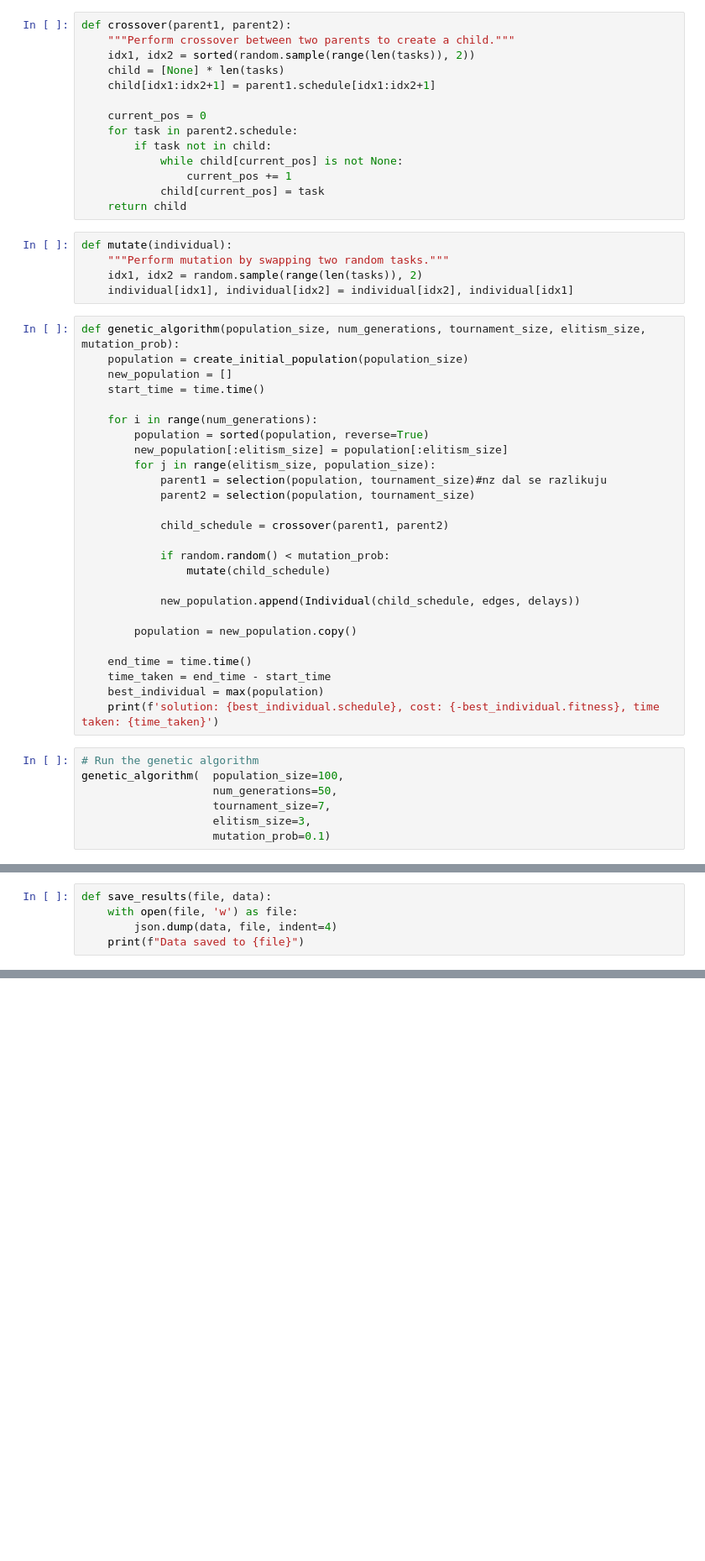
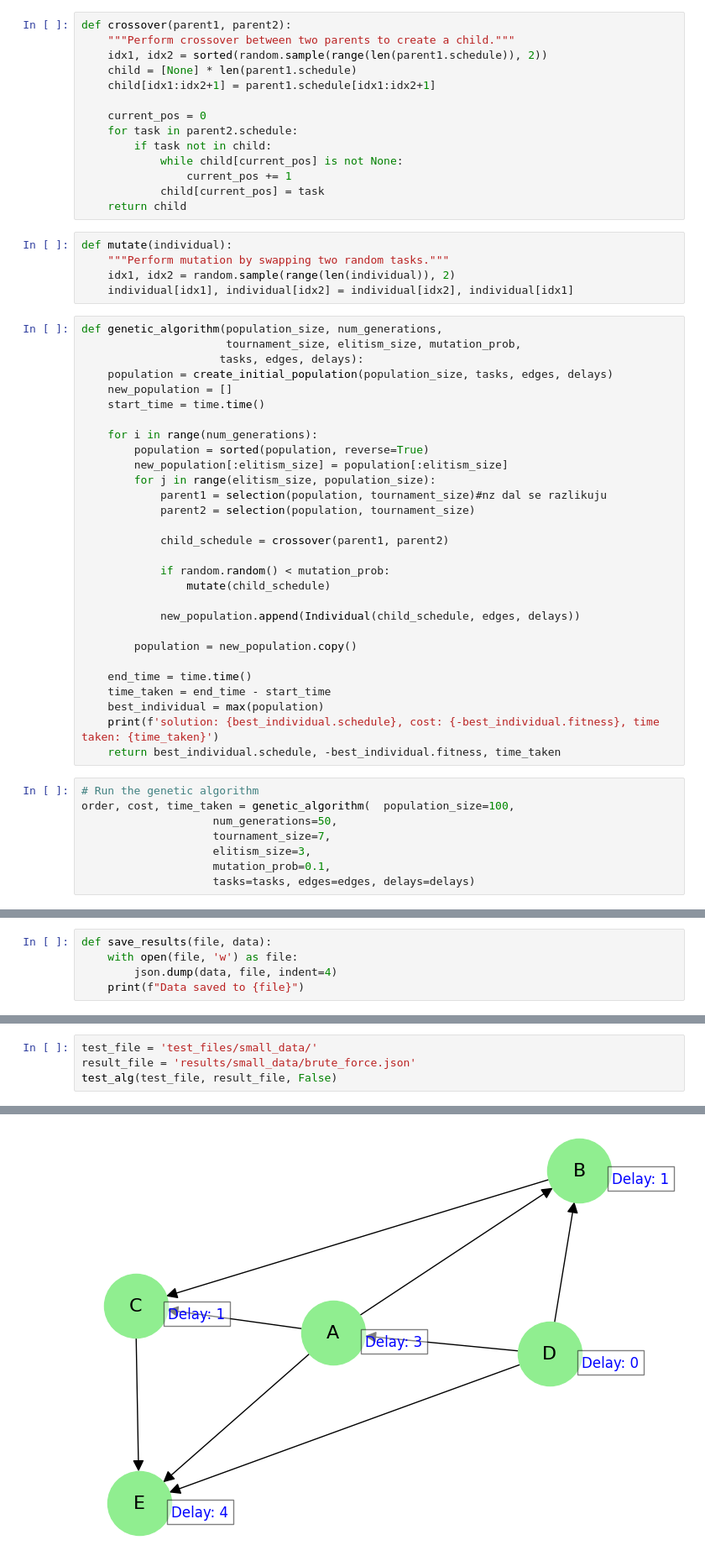
Before and after one commit to rexi12345/MPCSD, a Jupyter notebook: GA.ipynb, the cells around one changed output, grey strips where cells are left out. Shown at 84% size. Drawn from its saved outputs; the diff is of its cells as text; blank space fills up the shorter version.

```diff
--- a/GA.ipynb
+++ b/GA.ipynb
@@ -90,8 +77,8 @@ def selection(population, tournament_size):
 # %%
 def crossover(parent1, parent2):
     """Perform crossover between two parents to create a child."""
-    idx1, idx2 = sorted(random.sample(range(len(tasks)), 2))
-    child = [None] * len(tasks)
+    idx1, idx2 = sorted(random.sample(range(len(parent1.schedule)), 2))
+    child = [None] * len(parent1.schedule)
     child[idx1:idx2+1] = parent1.schedule[idx1:idx2+1]
 
     current_pos = 0
@@ -104,11 +91,13 @@ def crossover(parent1, parent2):
 # %%
 def mutate(individual):
     """Perform mutation by swapping two random tasks."""
-    idx1, idx2 = random.sample(range(len(tasks)), 2)
+    idx1, idx2 = random.sample(range(len(individual)), 2)
     individual[idx1], individual[idx2] = individual[idx2], individual[idx1]
 # %%
-def genetic_algorithm(population_size, num_generations, tournament_size, elitism_size, mutation_prob):
-    population = create_initial_population(population_size)
+def genetic_algorithm(population_size, num_generations,
+                      tournament_size, elitism_size, mutation_prob,
+                     tasks, edges, delays):
+    population = create_initial_population(population_size, tasks, edges, delays)
     new_population = []
     start_time = time.time()
 
@@ -132,11 +121,13 @@ def genetic_algorithm(population_size, num_generations, tournament_size, elitism
     time_taken = end_time - start_time
     best_individual = max(population)
     print(f'solution: {best_individual.schedule}, cost: {-best_individual.fitness}, time taken: {time_taken}')
+    return best_individual.schedule, -best_individual.fitness, time_taken
 # %%
 # Run the genetic algorithm
-genetic_algorithm(  population_size=100,
+order, cost, time_taken = genetic_algorithm(  population_size=100,
                     num_generations=50,
                     tournament_size=7,
                     elitism_size=3,
-                    mutation_prob=0.1)
+                    mutation_prob=0.1,
+                    tasks=tasks, edges=edges, delays=delays)
 # %% [output]
@@ -246,0 +211,5 @@ solution: ('E', 'A', 'F', 'D', 'H', 'B', 'G', 'C', 'I'), cost: inf, time taken:
+# %%
+test_file = 'test_files/small_data/'
+result_file = 'results/small_data/brute_force.json'
+test_alg(test_file, result_file, False)
+# %% [output]
@@ -246,0 +217 @@ solution: ('E', 'A', 'F', 'D', 'H', 'B', 'G', 'C', 'I'), cost: inf, time taken:
+[figure, added]
```
Also changed, not shown: parts of 13 cells of this notebook, 2 other files.
